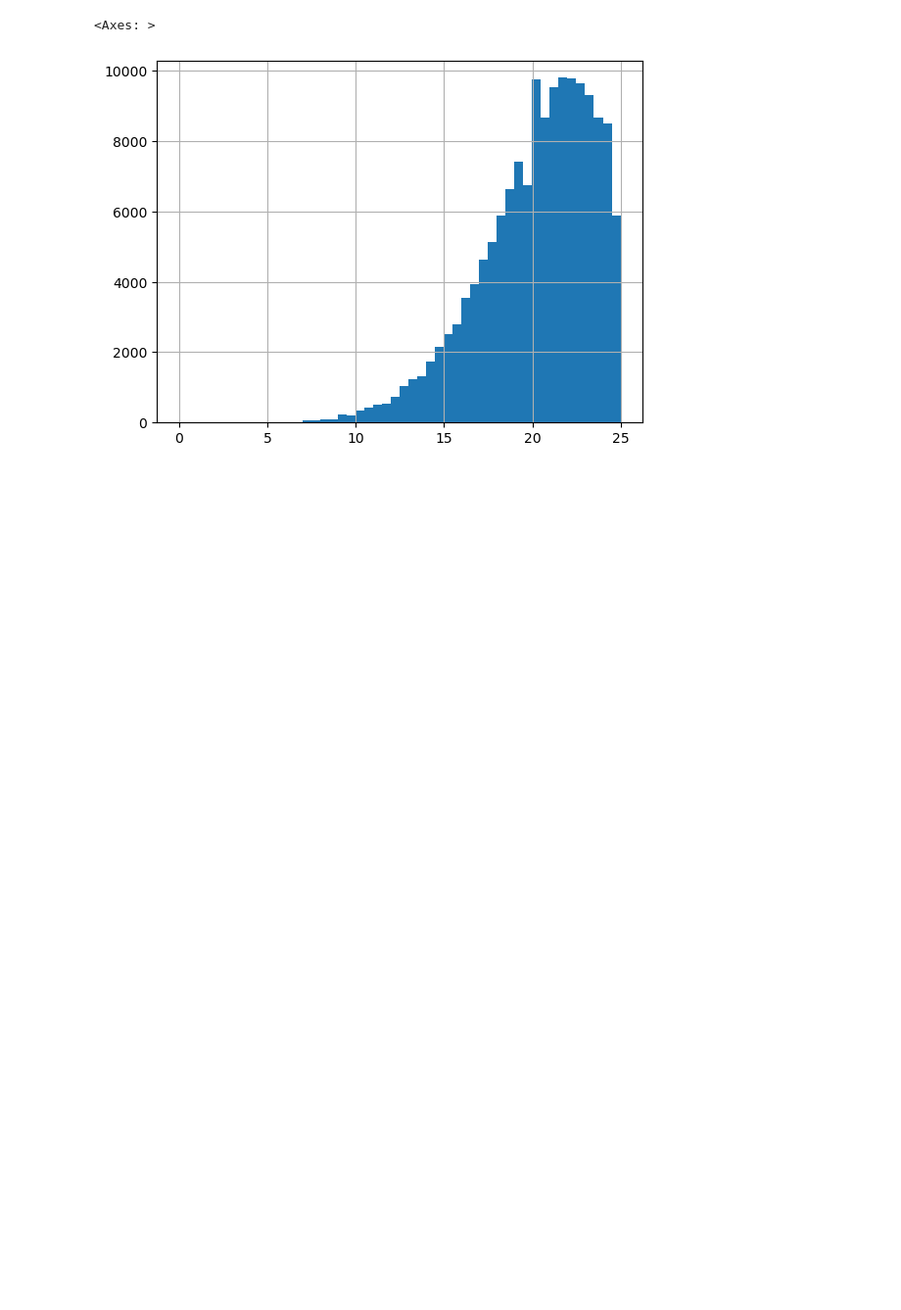
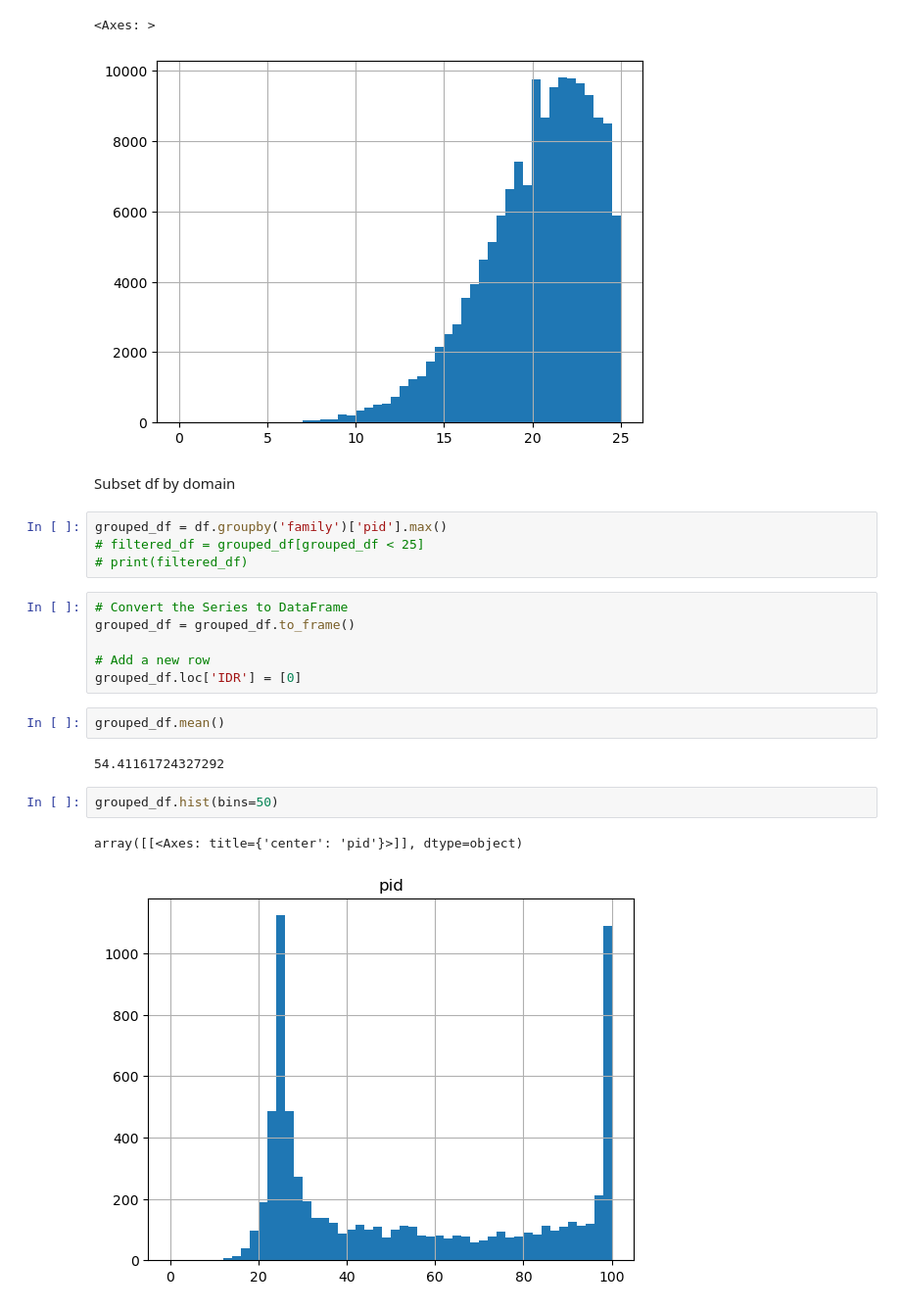
Before and after one commit to Protein-Sequence-Annotation/PSALM, a Jupyter notebook: library/benchmark_test.ipynb, the cells around one changed output. Shown: that part at 98% size. Cells and saved outputs as stored; diff of their text form; blank space fills up the shorter version.

Commit message:
added max pid for each domain w/in seq for viz
Co-authored-by: ArpanSarkar <arpan_sarkar@g.harvard.edu>
Co-authored-by: Kumaresh-Krishnan <kum2nan@gmail.com>

```diff
--- a/library/benchmark_test.ipynb
+++ b/library/benchmark_test.ipynb
@@ -116,3 +116,24 @@ filtered_df.hist(bins=50)
 # %% [output]
 <Axes: >
 [figure]
+# %% [markdown]
+Subset df by domain
+# %%
+grouped_df = df.groupby('family')['pid'].max()
+# filtered_df = grouped_df[grouped_df < 25]
+# print(filtered_df)
+# %%
+# Convert the Series to DataFrame
+grouped_df = grouped_df.to_frame()
+
+# Add a new row
+grouped_df.loc['IDR'] = [0]
+# %%
+grouped_df.mean()
+# %% [output]
+54.41161724327292
+# %%
+grouped_df.hist(bins=50)
+# %% [output]
+array([[<Axes: title={'center': 'pid'}>]], dtype=object)
+[figure, added]
```
Also changed, not shown: parts of 16 cells of this notebook, 3 other files.
